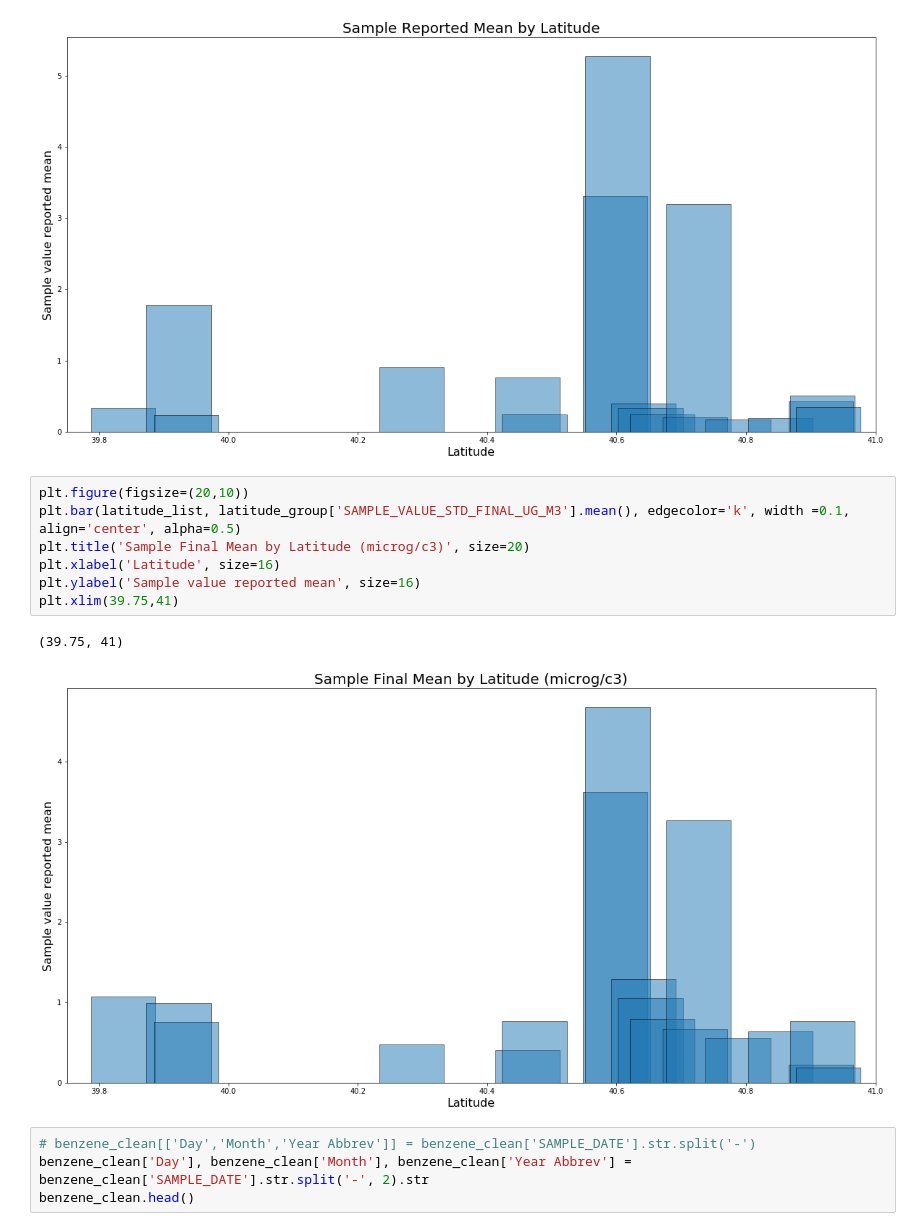
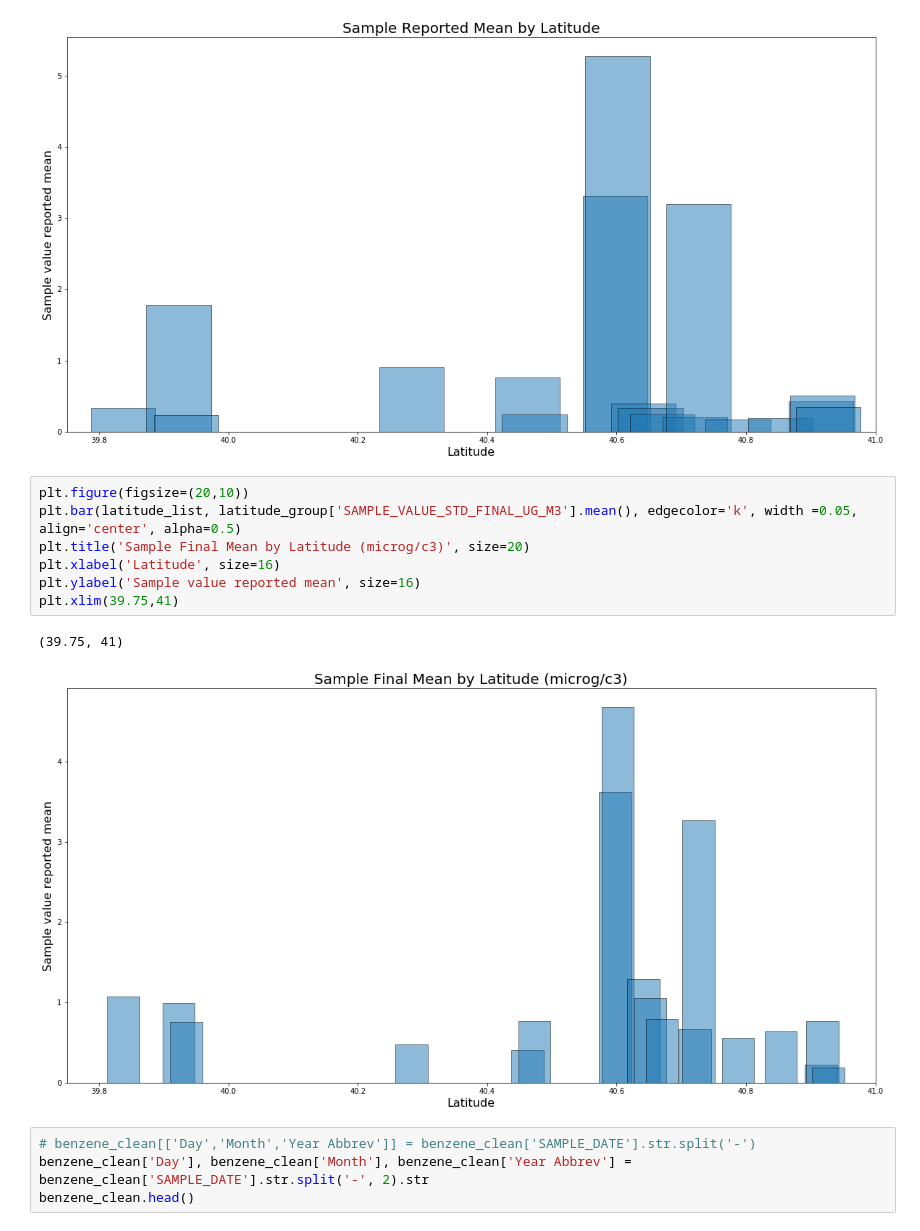
Before and after one commit to jjjjjeb/NJAir_EDA, a Jupyter notebook: Benzene Analysis.ipynb, the cells around one changed output. Saved outputs shown, nothing was run; the diff lists cells and outputs as text.

```diff
--- a/Benzene Analysis.ipynb
+++ b/Benzene Analysis.ipynb
@@ -302,14 +302,14 @@ plt.xlim(39.75,41)
 [figure]
 # %%
 plt.figure(figsize=(20,10))
-plt.bar(latitude_list, latitude_group['SAMPLE_VALUE_STD_FINAL_UG_M3'].mean(), edgecolor='k', width =0.1, align='center', alpha=0.5)
+plt.bar(latitude_list, latitude_group['SAMPLE_VALUE_STD_FINAL_UG_M3'].mean(), edgecolor='k', width =0.05, align='center', alpha=0.5)
 plt.title('Sample Final Mean by Latitude (microg/c3)', size=20)
 plt.xlabel('Latitude', size=16)
 plt.ylabel('Sample value reported mean', size=16)
 plt.xlim(39.75,41)
 # %% [output]
 (39.75, 41)
-[figure, old version]
+[figure, new version]
 # %%
 # benzene_clean[['Day','Month','Year Abbrev']] = benzene_clean['SAMPLE_DATE'].str.split('-')
 benzene_clean['Day'], benzene_clean['Month'], benzene_clean['Year Abbrev'] = benzene_clean['SAMPLE_DATE'].str.split('-', 2).str
```
Also changed, not shown: parts of 4 cells of this notebook.
